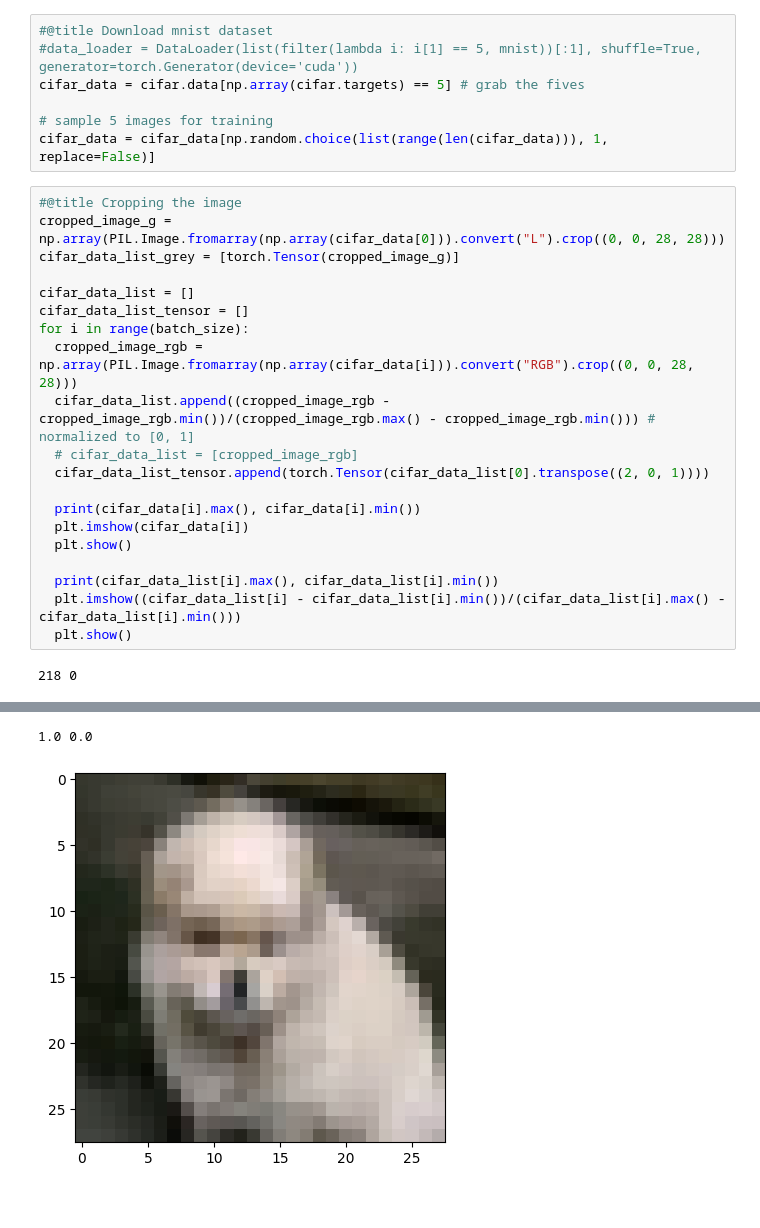
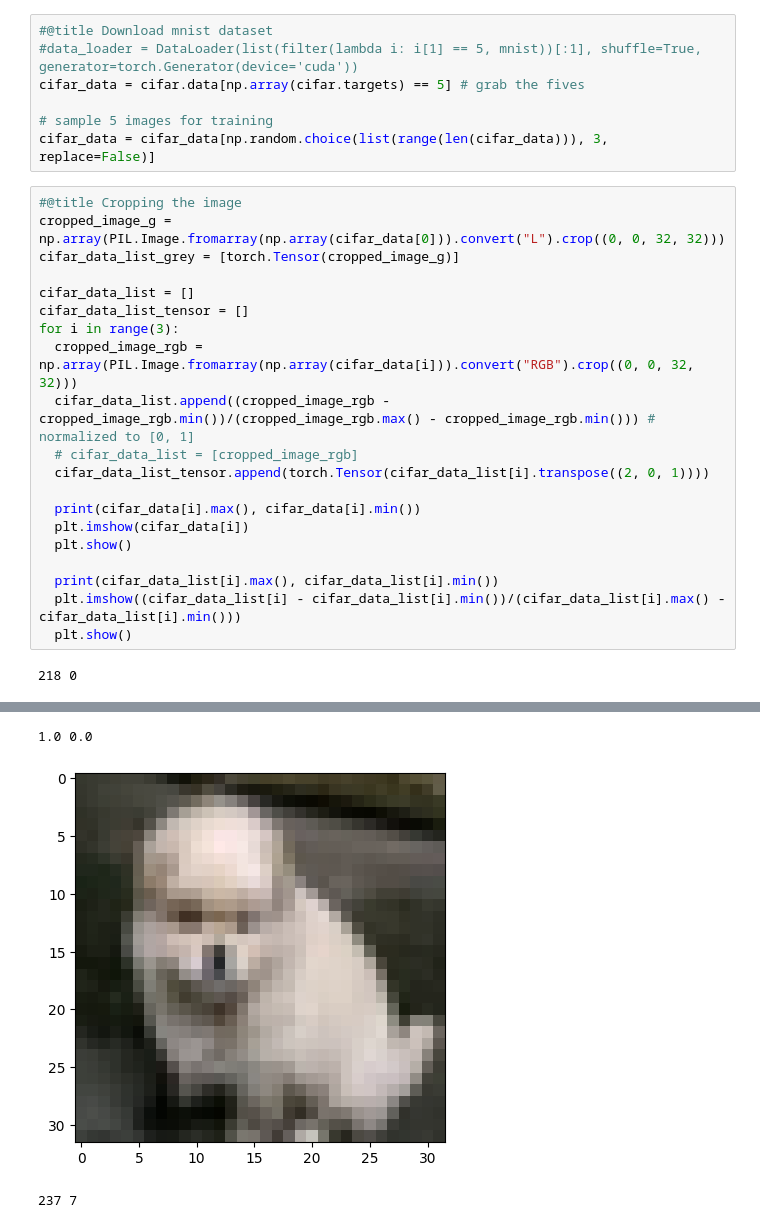
Before and after one commit to andrew-na-git/Score-Embedding-Fast-Diffusion, a Jupyter notebook: Colour_Main.ipynb, the cells around one changed output, grey strips where cells are left out. Saved outputs shown, nothing was run; the diff lists cells and outputs as text.

```diff
--- a/Colour_Main.ipynb
+++ b/Colour_Main.ipynb
@@ -69,29 +65,30 @@ diffusion_coeff_fn = functools.partial(diffusion_coeff, sigma=sigma)
 cifar_data = cifar.data[np.array(cifar.targets) == 5] # grab the fives
 
 # sample 5 images for training
-cifar_data = cifar_data[np.random.choice(list(range(len(cifar_data))), 1, replace=False)]
+cifar_data = cifar_data[np.random.choice(list(range(len(cifar_data))), 3, replace=False)]
 # %%
 #@title Cropping the image
-cropped_image_g = np.array(PIL.Image.fromarray(np.array(cifar_data[0])).convert("L").crop((0, 0, 28, 28)))
+cropped_image_g = np.array(PIL.Image.fromarray(np.array(cifar_data[0])).convert("L").crop((0, 0, 32, 32)))
 cifar_data_list_grey = [torch.Tensor(cropped_image_g)]
 
 cifar_data_list = []
 cifar_data_list_tensor = []
-for i in range(batch_size):
-  cropped_image_rgb = np.array(PIL.Image.fromarray(np.array(cifar_data[i])).convert("RGB").crop((0, 0, 28, 28)))
+for i in range(3):
+  cropped_image_rgb = np.array(PIL.Image.fromarray(np.array(cifar_data[i])).convert("RGB").crop((0, 0, 32, 32)))
   cifar_data_list.append((cropped_image_rgb - cropped_image_rgb.min())/(cropped_image_rgb.max() - cropped_image_rgb.min())) # normalized to [0, 1]
   # cifar_data_list = [cropped_image_rgb]
-  cifar_data_list_tensor.append(torch.Tensor(cifar_data_list[0].transpose((2, 0, 1))))
+  cifar_data_list_tensor.append(torch.Tensor(cifar_data_list[i].transpose((2, 0, 1))))
 
   print(cifar_data[i].max(), cifar_data[i].min())
   plt.imshow(cifar_data[i])
   plt.show()
 
   print(cifar_data_list[i].max(), cifar_data_list[i].min())
   plt.imshow((cifar_data_list[i] - cifar_data_list[i].min())/(cifar_data_list[i].max() - cifar_data_list[i].min()))
   plt.show()
 # %% [output]
 218 0
 [figure]
 1.0 0.0
-[figure, old version]
+[figure, new version]
+237 7
```
Also changed, not shown: parts of 14 cells of this notebook.
